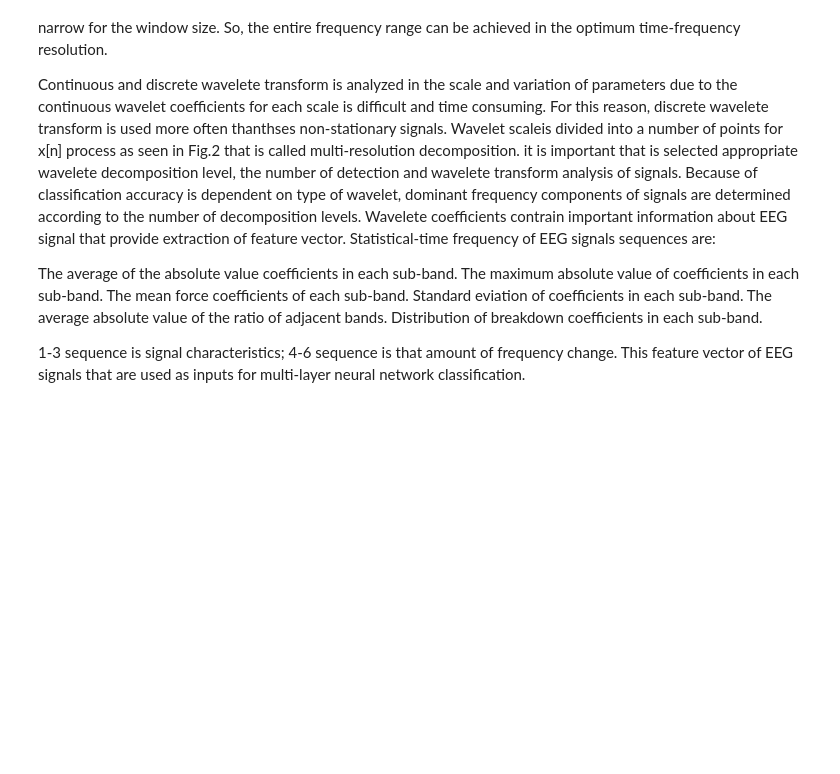
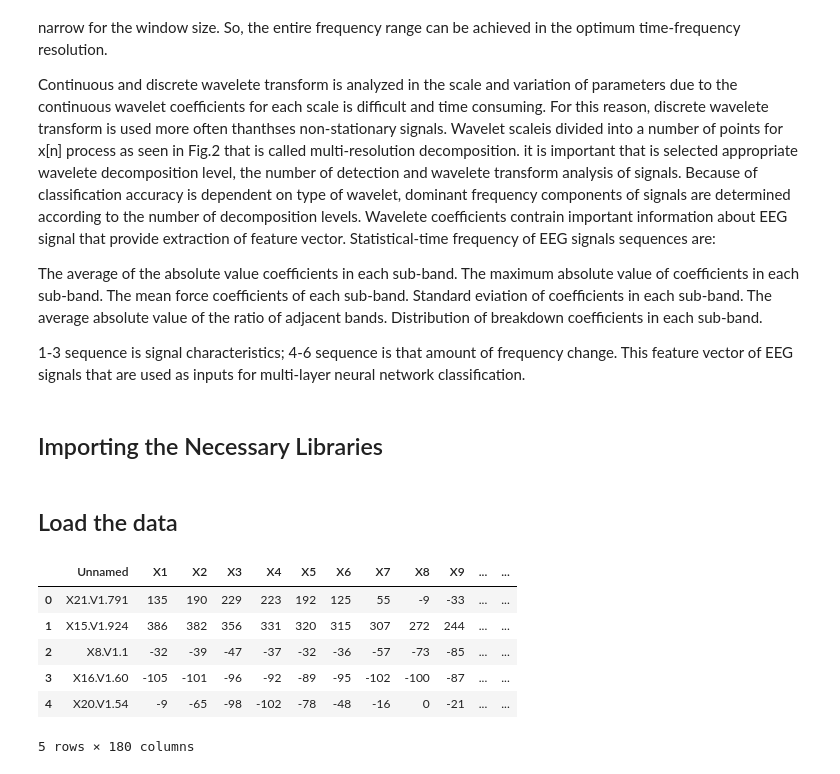
Before and after one commit to mamuncseru/analysis_on_epileptic_seizure_bonn_dataset, a Jupyter notebook: Machine_Learning_Algorithms_for_Epileptic_Seizures_on_Bonn_dataset.ipynb, the cells around one changed output. Cells and saved outputs as stored; diff of their text form; code cells hidden in the pictures; blank space fills up the shorter version.

```diff
--- a/Machine_Learning_Algorithms_for_Epileptic_Seizures_on_Bonn_dataset.ipynb
+++ b/Machine_Learning_Algorithms_for_Epileptic_Seizures_on_Bonn_dataset.ipynb
@@ -34,3 +34,5 @@ Continuous and discrete wavelete transform is analyzed in the scale and variatio
 The average of the absolute value coefficients in each sub-band. The maximum absolute value of coefficients in each sub-band. The mean force coefficients of each sub-band. Standard eviation of coefficients in each sub-band. The average absolute value of the ratio of adjacent bands. Distribution of breakdown coefficients in each sub-band.
 
 1-3 sequence is signal characteristics; 4-6 sequence is that amount of frequency change. This feature vector of EEG signals that are used as inputs for multi-layer neural network classification.
+# %% [markdown]
+## Importing the Necessary Libraries
@@ -36,0 +44,13 @@ The average of the absolute value coefficients in each sub-band. The maximum abs
+# %% [markdown]
+## Load the data
+# %%
+ESR = pd.read_csv('https://raw.githubusercontent.com/mamuncseru/analysis_on_epileptic_seizure_bonn_dataset/main/Epileptic%20Seizure%20Recognition.csv')
+ESR.head()
+# %% [output]
+|  | Unnamed | X1 | X2 | X3 | X4 | X5 | X6 | X7 | X8 | X9 | ... | ... |
+| 0 | X21.V1.791 | 135 | 190 | 229 | 223 | 192 | 125 | 55 | -9 | -33 | ... | ... |
+| 1 | X15.V1.924 | 386 | 382 | 356 | 331 | 320 | 315 | 307 | 272 | 244 | ... | ... |
+| 2 | X8.V1.1 | -32 | -39 | -47 | -37 | -32 | -36 | -57 | -73 | -85 | ... | ... |
+| 3 | X16.V1.60 | -105 | -101 | -96 | -92 | -89 | -95 | -102 | -100 | -87 | ... | ... |
+| 4 | X20.V1.54 | -9 | -65 | -98 | -102 | -78 | -48 | -16 | 0 | -21 | ... | ... |
+5 rows × 180 columns
```
Also changed, not shown: parts of 14 cells of this notebook.
